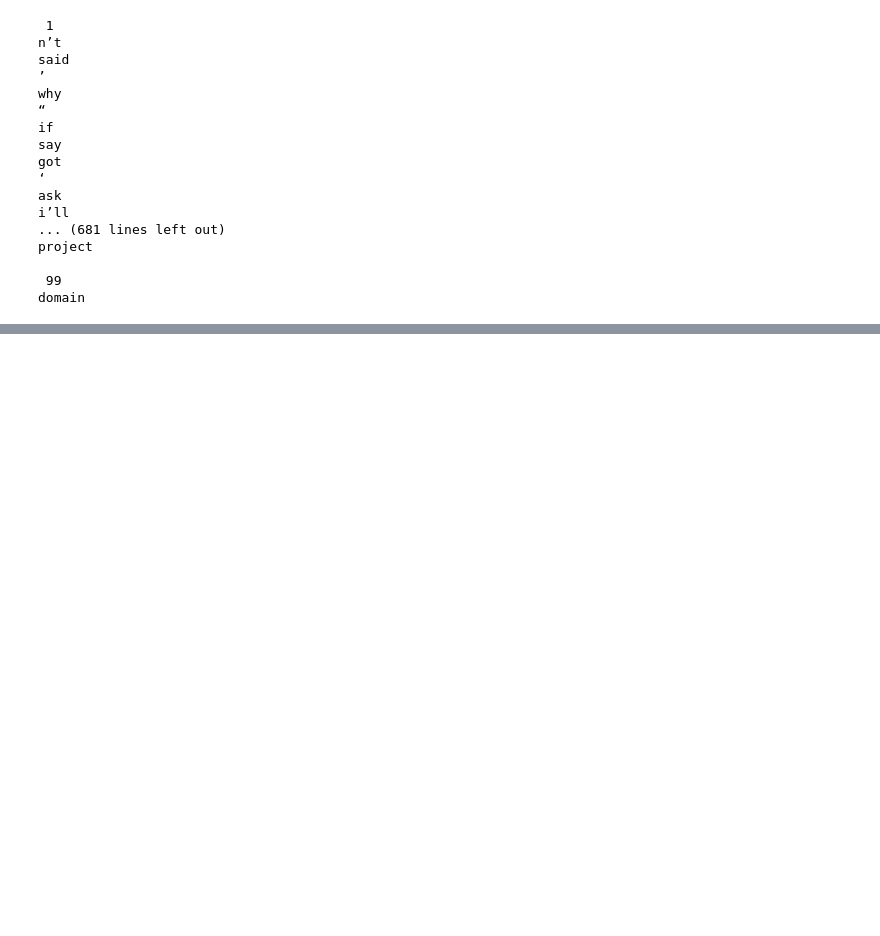
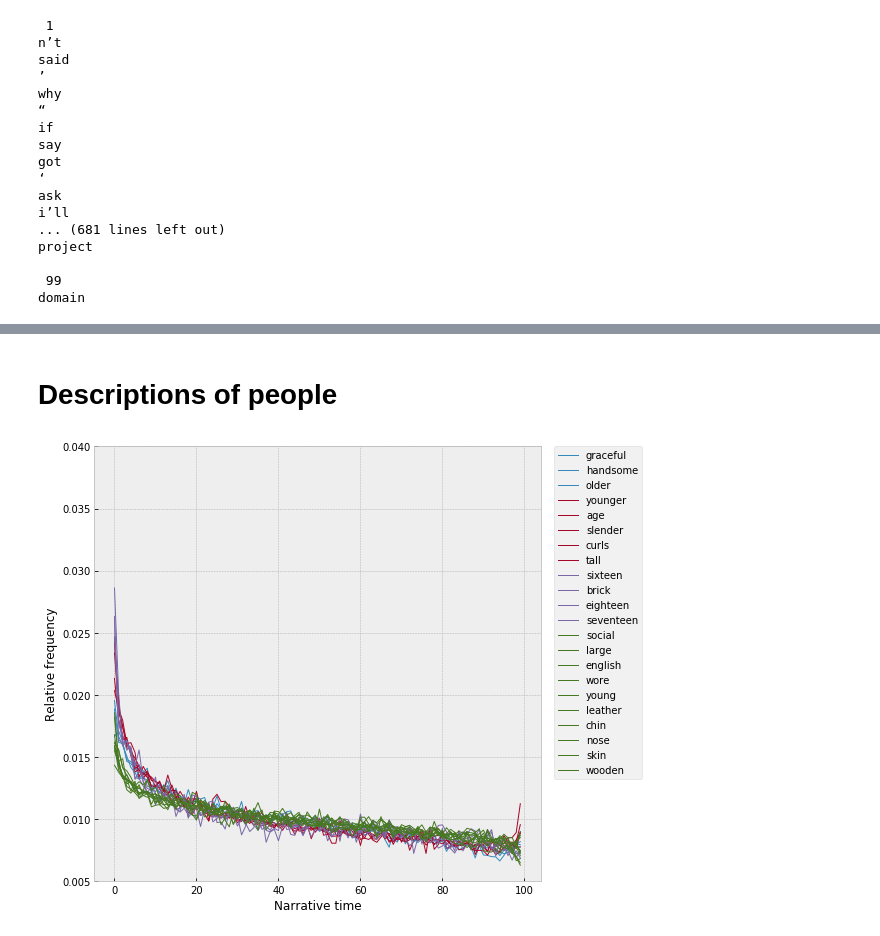
Before and after one commit to davidmcclure/lint-analysis, a Jupyter notebook: notebooks/33-cluster-auto.ipynb, the cells around one changed output, grey strips where cells are left out. Saved outputs shown, nothing was run; the diff lists cells and outputs as text; code cells hidden in the pictures; blank space fills up the shorter version.

```diff
--- a/notebooks/33-cluster-auto.ipynb
+++ b/notebooks/33-cluster-auto.ipynb
@@ -621,0 +251,6 @@ cohorts.plot_multiples()
+# %% [markdown]
+# Descriptions of people
+# %%
+cohorts.plot_cohorts([50, 52, 53, 64])
+# %% [output]
+[figure, added]
```
Also changed, not shown: parts of 29 cells of this notebook, 2 other files.
